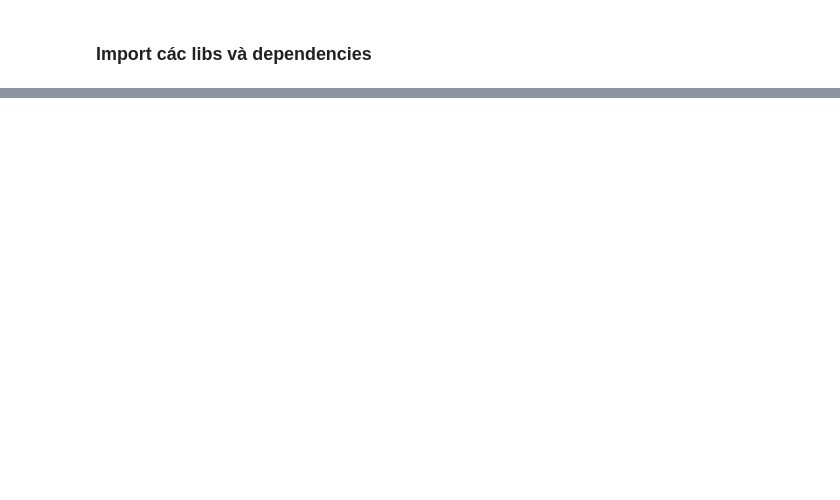
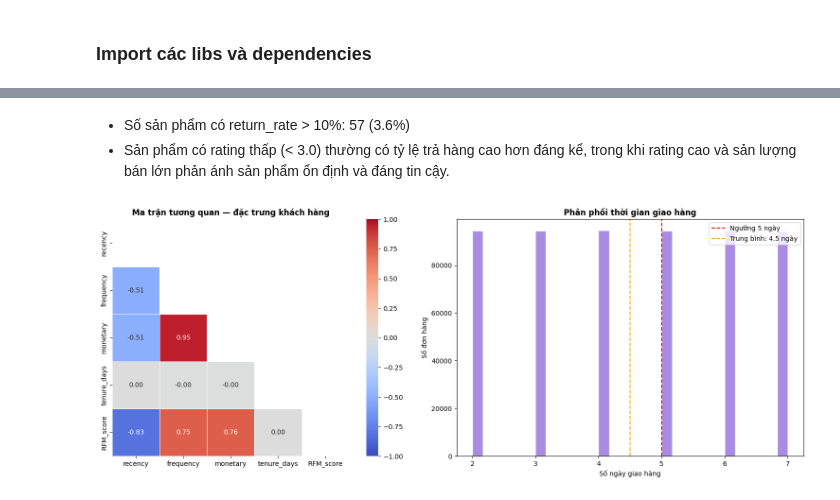
Before and after one commit to mau09022004/Last-Dance-Datathon-2026, a Jupyter notebook: notebooks/LD_02_DA_03_EDA.ipynb, the cells around one changed output, grey strips where cells are left out. Saved outputs shown, nothing was run; the diff lists cells and outputs as text; code cells hidden in the pictures; blank space fills up the shorter version.

```diff
--- a/notebooks/LD_02_DA_03_EDA.ipynb
+++ b/notebooks/LD_02_DA_03_EDA.ipynb
@@ -80,0 +232,35 @@ print(f"Cập nhật lần cuối vào thời điểm {time.asctime()}")
+# %% [markdown]
+
+- Số sản phẩm có return_rate > 10%: 57 (3.6%)
+- Sản phẩm có rating thấp (< 3.0) thường có tỷ lệ trả hàng cao hơn đáng kể, trong khi rating cao và sản lượng bán lớn phản ánh sản phẩm ổn định và đáng tin cậy.
+# %%
+# --- Correlation Heatmap giữa các biến định lượng ---
+numeric_cols = ['recency', 'frequency', 'monetary', 'tenure_days', 'RFM_score']
+corr_matrix  = customers[numeric_cols].corr()
+
+fig, axes = plt.subplots(1, 2, figsize=(16, 6))
+
+# Heatmap
+mask = np.triu(np.ones_like(corr_matrix, dtype=bool))  # Chỉ hiện tam giác dưới
+sns.heatmap(
+    corr_matrix, mask=mask, annot=True, fmt='.2f',
+    cmap='coolwarm', vmin=-1, vmax=1,
+    ax=axes[0], square=True, linewidths=0.5
+)
+axes[0].set_title('Ma trận tương quan — đặc trưng khách hàng', fontweight='bold')
+
+# Phân tích shipping duration
+shipping_data = orders['shipping_duration'].dropna()
+axes[1].hist(shipping_data, bins=30, color='mediumpurple', alpha=0.8, edgecolor='white')
+axes[1].axvline(x=5, color='red', linestyle='--', label='Ngưỡng 5 ngày')
+axes[1].axvline(x=shipping_data.mean(), color='orange', linestyle='--',
+                label=f'Trung bình: {shipping_data.mean():.1f} ngày')
+axes[1].set_title('Phân phối thời gian giao hàng', fontweight='bold')
+axes[1].set_xlabel('Số ngày giao hàng')
+axes[1].set_ylabel('Số đơn hàng')
+axes[1].legend()
+
+plt.tight_layout()
+plt.show()
+# %% [output]
+[figure, added]
```
Also changed, not shown: parts of 25 cells of this notebook, 1 other file.
